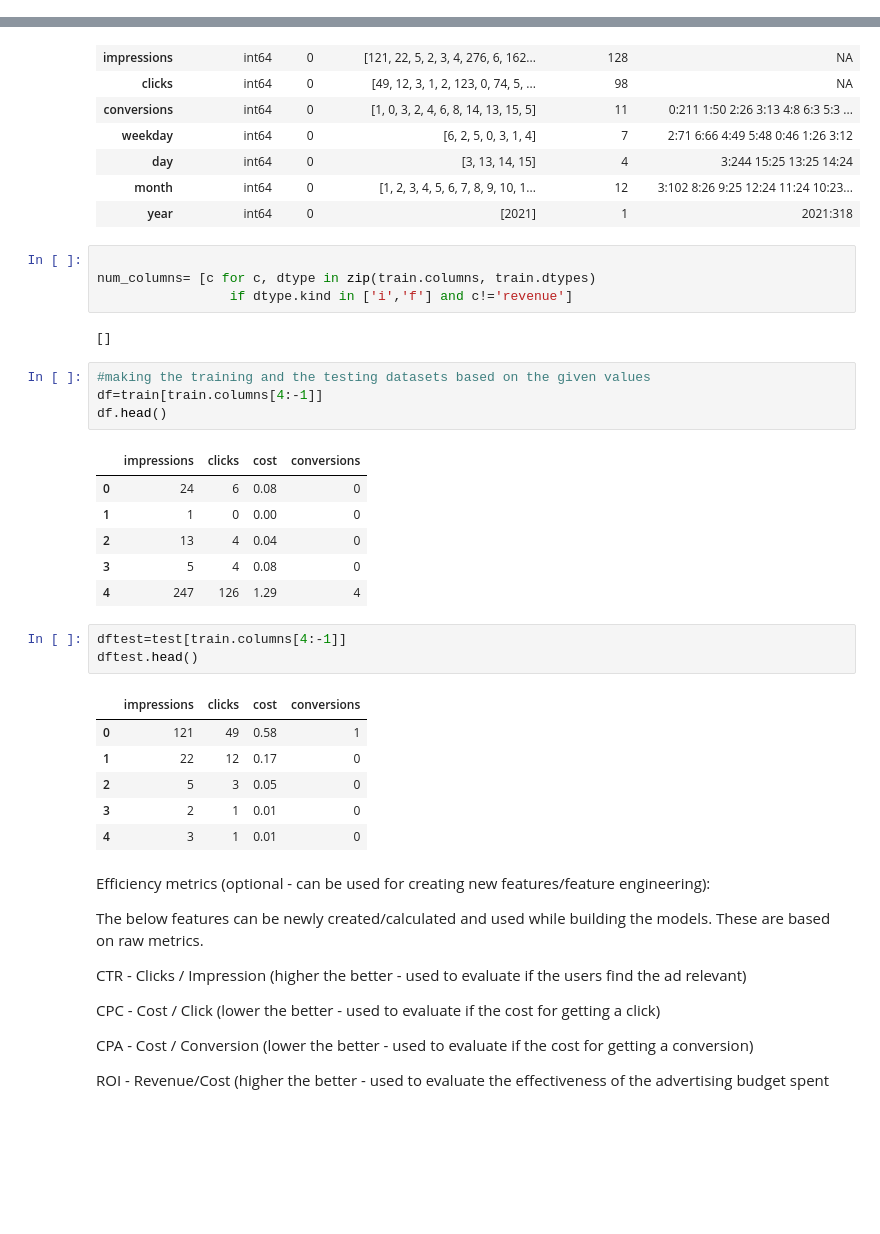
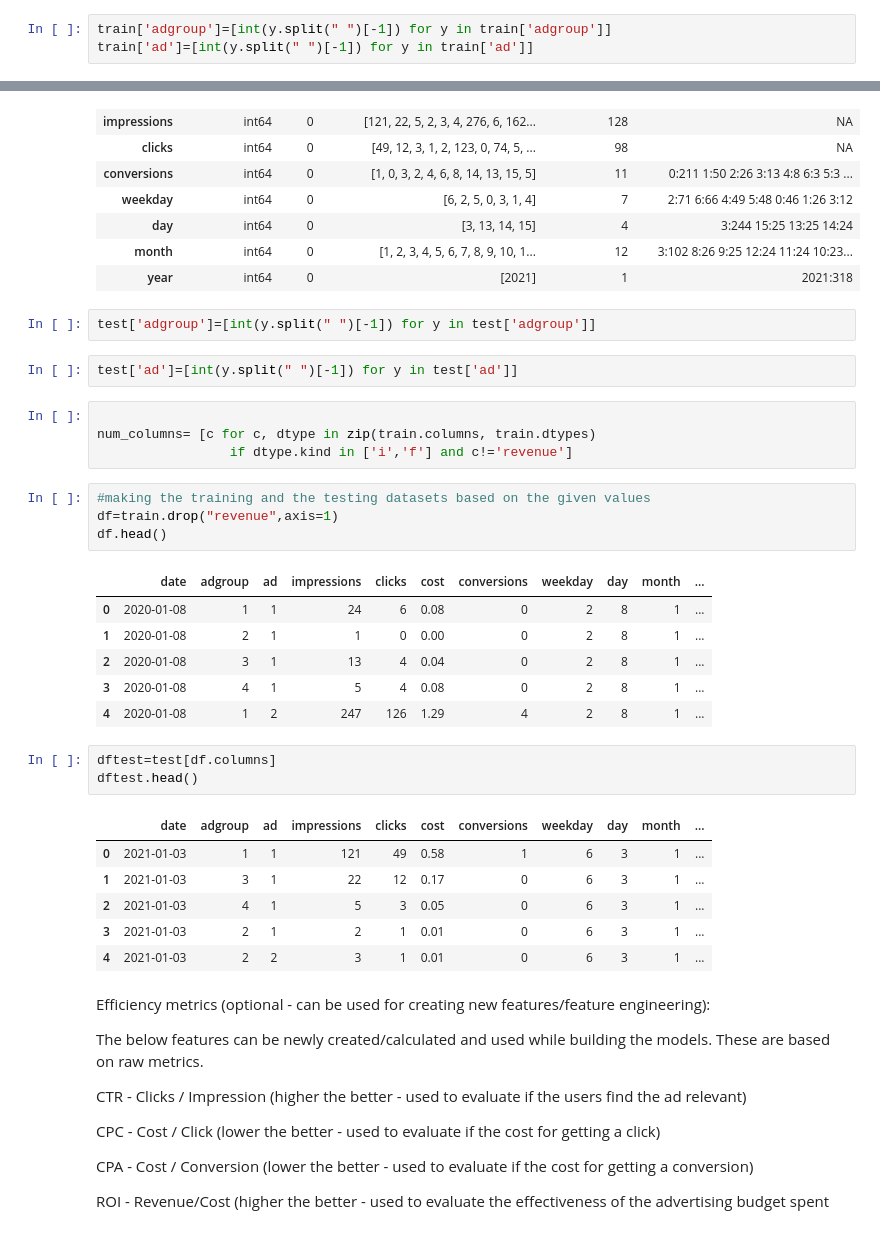
Before and after one commit to bitanb1999/Summer-Analytics-2021, a Jupyter notebook: SA.ipynb, the cells around one changed output, grey strips where cells are left out. Saved outputs shown, nothing was run; the diff lists cells and outputs as text; blank space fills up the shorter version.

```diff
--- a/SA.ipynb
+++ b/SA.ipynb
@@ -383,6 +384,9 @@ Table Shape (4571, 12)
 | day | int64 | 0 | [8, 13, 14, 15, 16, 17, 18, 19, 2... | 26 | 11:329 12:323 1:286 2:278 8:233 1... |
 | month | int64 | 0 | [1, 2, 3, 4, 5, 6, 7, 8, 9, 10, 1... | 12 | 12:653 1:632 10:561 11:519 2:514 ... |
 | year | int64 | 0 | [2020, 2021] | 2 | 2020:3175 2021:1396 |
+# %%
+train['adgroup']=[int(y.split(" ")[-1]) for y in train['adgroup']]
+train['ad']=[int(y.split(" ")[-1]) for y in train['ad']]
 # %%
 tbl_report(test)
 # %% [output]
@@ -399,33 +403,35 @@ Table Shape (318, 11)
 | day | int64 | 0 | [3, 13, 14, 15] | 4 | 3:244 15:25 13:25 14:24 |
 | month | int64 | 0 | [1, 2, 3, 4, 5, 6, 7, 8, 9, 10, 1... | 12 | 3:102 8:26 9:25 12:24 11:24 10:23... |
 | year | int64 | 0 | [2021] | 1 | 2021:318 |
+# %%
+test['adgroup']=[int(y.split(" ")[-1]) for y in test['adgroup']]
+# %%
+test['ad']=[int(y.split(" ")[-1]) for y in test['ad']]
 # %%
 
 num_columns= [c for c, dtype in zip(train.columns, train.dtypes)
                  if dtype.kind in ['i','f'] and c!='revenue']
-# %% [output]
-[]
 # %%
 #making the training and the testing datasets based on the given values
-df=train[train.columns[4:-1]]
+df=train.drop("revenue",axis=1)
 df.head()
 # %% [output]
-|  | impressions | clicks | cost | conversions |
-| 0 | 24 | 6 | 0.08 | 0 |
-| 1 | 1 | 0 | 0.00 | 0 |
-| 2 | 13 | 4 | 0.04 | 0 |
-| 3 | 5 | 4 | 0.08 | 0 |
-| 4 | 247 | 126 | 1.29 | 4 |
+|  | date | adgroup | ad | impressions | clicks | cost | conversions | weekday | day | month | ... |
+| 0 | 2020-01-08 | 1 | 1 | 24 | 6 | 0.08 | 0 | 2 | 8 | 1 | ... |
+| 1 | 2020-01-08 | 2 | 1 | 1 | 0 | 0.00 | 0 | 2 | 8 | 1 | ... |
+| 2 | 2020-01-08 | 3 | 1 | 13 | 4 | 0.04 | 0 | 2 | 8 | 1 | ... |
+| 3 | 2020-01-08 | 4 | 1 | 5 | 4 | 0.08 | 0 | 2 | 8 | 1 | ... |
+| 4 | 2020-01-08 | 1 | 2 | 247 | 126 | 1.29 | 4 | 2 | 8 | 1 | ... |
 # %%
-dftest=test[train.columns[4:-1]]
+dftest=test[df.columns]
 dftest.head()
 # %% [output]
-|  | impressions | clicks | cost | conversions |
-| 0 | 121 | 49 | 0.58 | 1 |
-| 1 | 22 | 12 | 0.17 | 0 |
-| 2 | 5 | 3 | 0.05 | 0 |
-| 3 | 2 | 1 | 0.01 | 0 |
-| 4 | 3 | 1 | 0.01 | 0 |
+|  | date | adgroup | ad | impressions | clicks | cost | conversions | weekday | day | month | ... |
+| 0 | 2021-01-03 | 1 | 1 | 121 | 49 | 0.58 | 1 | 6 | 3 | 1 | ... |
+| 1 | 2021-01-03 | 3 | 1 | 22 | 12 | 0.17 | 0 | 6 | 3 | 1 | ... |
+| 2 | 2021-01-03 | 4 | 1 | 5 | 3 | 0.05 | 0 | 6 | 3 | 1 | ... |
+| 3 | 2021-01-03 | 2 | 1 | 2 | 1 | 0.01 | 0 | 6 | 3 | 1 | ... |
+| 4 | 2021-01-03 | 2 | 2 | 3 | 1 | 0.01 | 0 | 6 | 3 | 1 | ... |
 # %% [markdown]
 Efficiency metrics (optional - can be used for creating new features/feature engineering):
 
```
Also changed, not shown: parts of 27 cells of this notebook.
